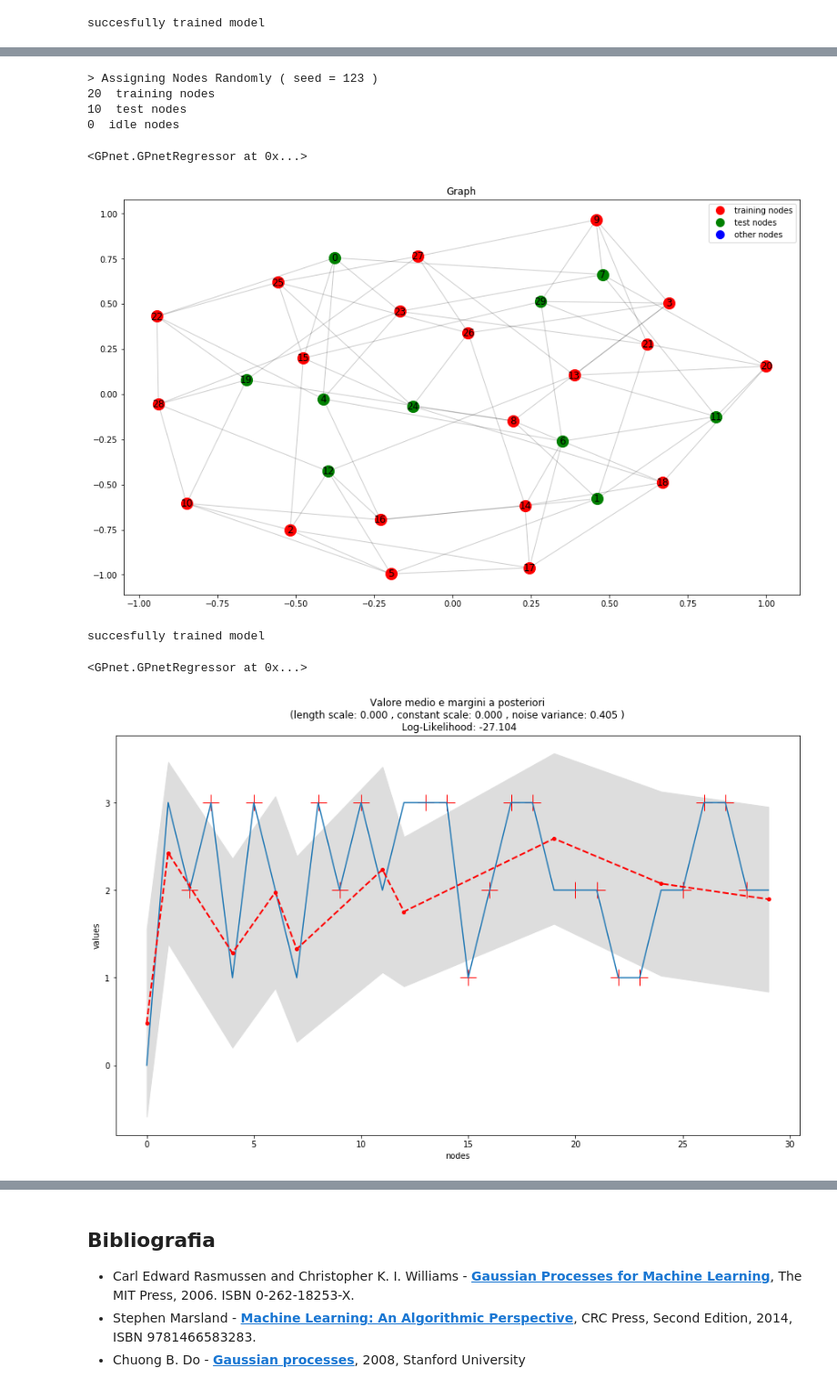
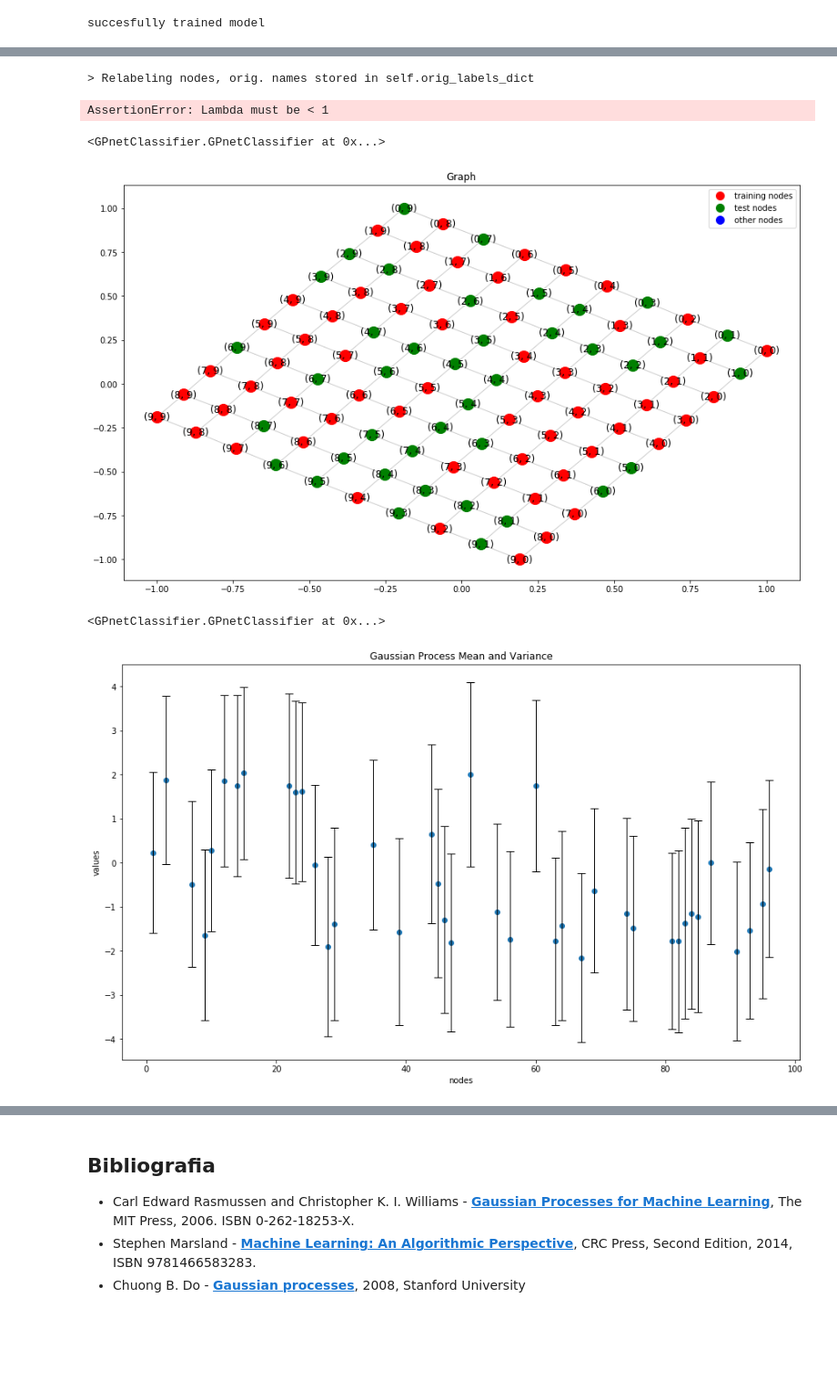
Before and after one commit to filippocastelli/GPnet, a Jupyter notebook: report_notebook.ipynb, the cells around one changed output, grey strips where cells are left out. Shown at 91% size. Cells and saved outputs as stored; diff of their text form; code cells hidden in the pictures; blank space fills up the shorter version.

```diff
--- a/report_notebook.ipynb
+++ b/report_notebook.ipynb
@@ -607,15 +608,15 @@ lattice_n = 5
 G = nx.generators.lattice.grid_graph(dim = [lattice_m,lattice_n],
                                      periodic= False)
 # %%
-const = np.log(1)
-const_scale = np.log(1)
-length_scale= np.log(1.5)
-noise = np.log(1)
+const = np.log(2.3)
+walk_length = np.log(4)
+noise = np.log(0.01)
 # %%
 gpr = GPnetRegressor(Graph = G,
-                     ntrain = 18,
-                     ntest= 7,
-                     theta = [const, const_scale, length_scale, noise],
+                     ntrain = 60,
+                     ntest= 40,
+                     theta = [const,walk_length, noise],
                      seed = 123,
+                     kerneltype = "pstep_walk",
                      relabel_nodes = True)
 # %% [output]
@@ -653,25 +647,32 @@ G2 = nx.random_regular_graph(deg, N+n, seed=seed)
-# %%
-gpr_er = GPnetRegressor(Graph = G2,
-                   ntrain = N,
-                   ntest= n,
-                   theta = [const, const_scale, length_scale, noise],
-                   seed = 123)
-# %% [output]
-> Assigning Nodes Randomly ( seed = 123 )
-20  training nodes
-10  test nodes
-0  idle nodes
+# %%
+labels = (np.sin(0.4*gpr.pivot_distance(0))>0).replace({True: 1, False: -1})
+train_nodes = gpr.training_nodes
+test_nodes = gpr.test_nodes
+train_labels = labels[train_nodes]
+# %%
+gpc = GPnetClassifier(Graph = G,
+                      ntrain = 60,
+                      ntest = 40,
+                      training_nodes = train_nodes,
+                      test_nodes = test_nodes,
+                      training_values = train_labels,
+                      theta = [0.9, 1],
+                      seed = 123,
+                      kerneltype = 'diffusion',
+                      relabel_nodes = True)
+# %% [output]
+> Relabeling nodes, orig. names stored in self.orig_labels_dict
+# %%
+_ = gpc.predict()
+# %% [output]
+AssertionError: Lambda must be < 1
 # %%
-gpr_er.plot_graph()
+gpc.plot_graph()
 # %% [output]
-<GPnet.GPnetRegressor at 0x...>
+<GPnetClassifier.GPnetClassifier at 0x...>
-[figure, old version]
+[figure, new version]
-# %%
-_ = gpr_er.predict()
-# %% [output]
-succesfully trained model
 # %%
-gpr_er.plot_predict_2d()
+gpc.plot_predict_2d()
 # %% [output]
-<GPnet.GPnetRegressor at 0x...>
+<GPnetClassifier.GPnetClassifier at 0x...>
-[figure, old version]
+[figure, new version]
```
Also changed, not shown: parts of 16 cells of this notebook, 5 other files.
